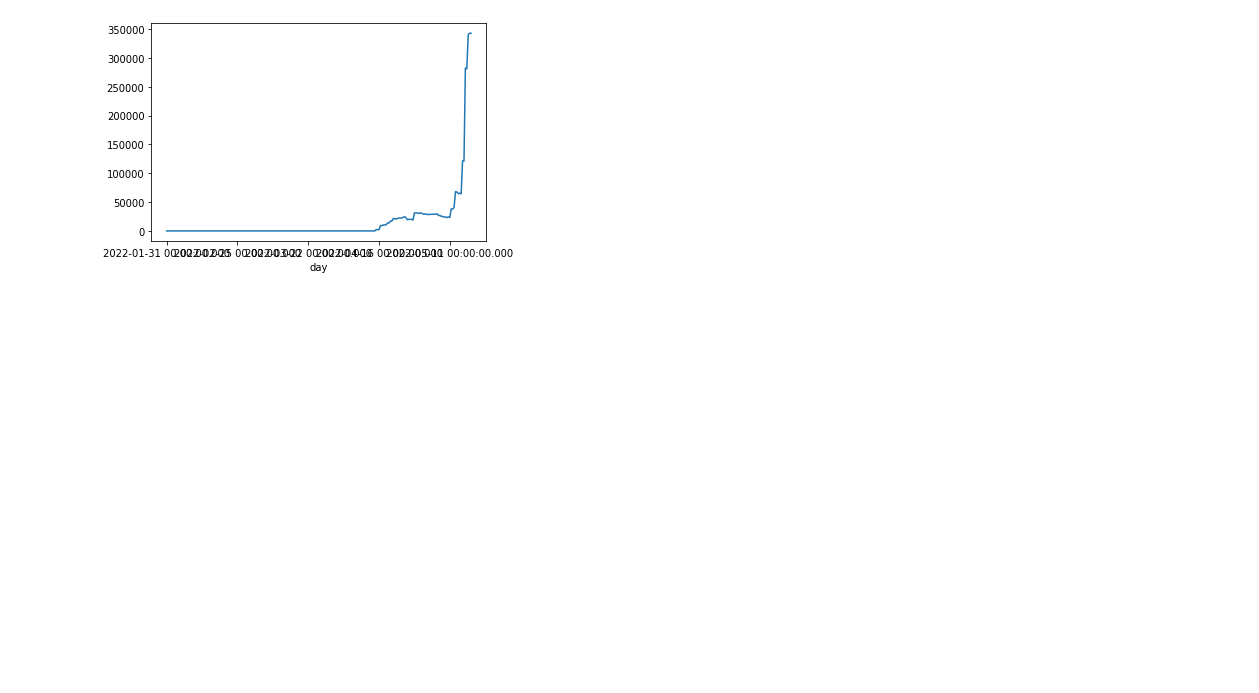
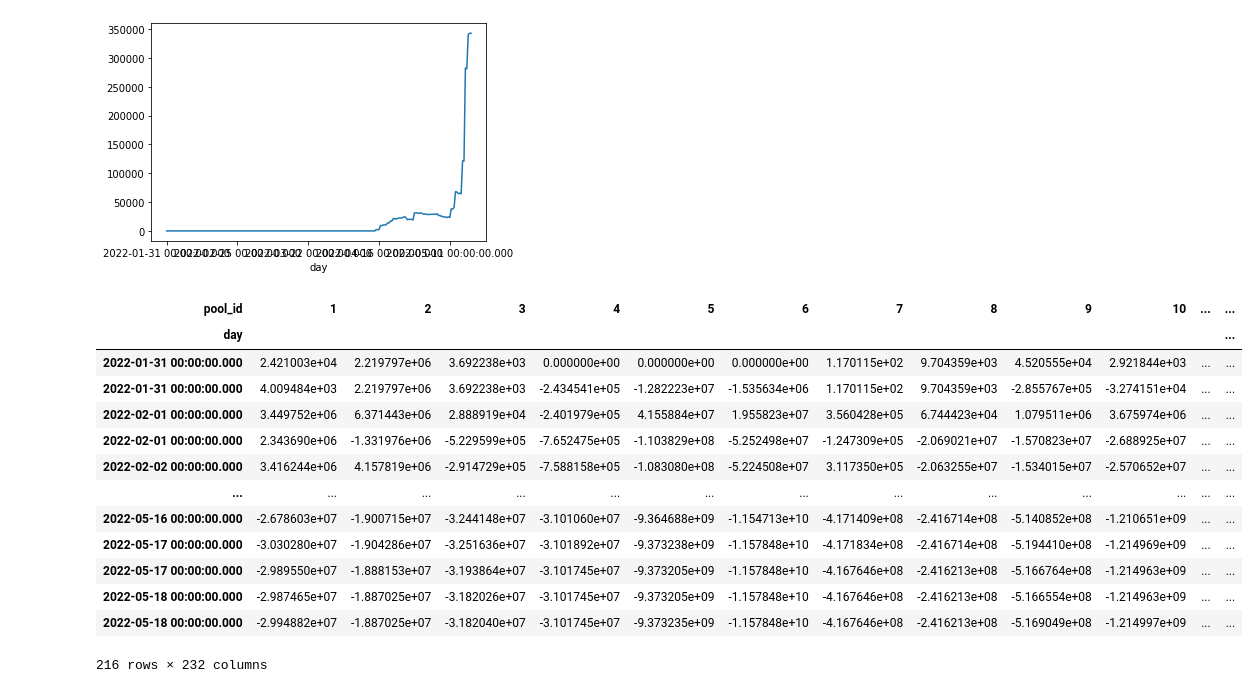
Before and after one commit to IncioMan/osmosis-pools-dashboard, a Jupyter notebook: notebooks/osmo-pools.ipynb, the cells around one changed output. Drawn from its saved outputs; the diff is of its cells as text; code cells hidden in the pictures; blank space fills up the shorter version.

```diff
--- a/notebooks/osmo-pools.ipynb
+++ b/notebooks/osmo-pools.ipynb
@@ -112,3 +127,20 @@ delta_cumsum[678].plot(kind='line')
 # %% [output]
 <AxesSubplot:xlabel='day'>
 [figure]
+# %%
+delta_cumsum
+# %% [output]
+| pool_id | 1 | 2 | 3 | 4 | 5 | 6 | 7 | 8 | 9 | 10 | ... | ... |
+| day |  |  |  |  |  |  |  |  |  |  |  | ... |
+| 2022-01-31 00:00:00.000 | 2.421003e+04 | 2.219797e+06 | 3.692238e+03 | 0.000000e+00 | 0.000000e+00 | 0.000000e+00 | 1.170115e+02 | 9.704359e+03 | 4.520555e+04 | 2.921844e+03 | ... | ... |
+| 2022-01-31 00:00:00.000 | 4.009484e+03 | 2.219797e+06 | 3.692238e+03 | -2.434541e+05 | -1.282223e+07 | -1.535634e+06 | 1.170115e+02 | 9.704359e+03 | -2.855767e+05 | -3.274151e+04 | ... | ... |
+| 2022-02-01 00:00:00.000 | 3.449752e+06 | 6.371443e+06 | 2.888919e+04 | -2.401979e+05 | 4.155884e+07 | 1.955823e+07 | 3.560428e+05 | 6.744423e+04 | 1.079511e+06 | 3.675974e+06 | ... | ... |
+| 2022-02-01 00:00:00.000 | 2.343690e+06 | -1.331976e+06 | -5.229599e+05 | -7.652475e+05 | -1.103829e+08 | -5.252498e+07 | -1.247309e+05 | -2.069021e+07 | -1.570823e+07 | -2.688925e+07 | ... | ... |
+| 2022-02-02 00:00:00.000 | 3.416244e+06 | 4.157819e+06 | -2.914729e+05 | -7.588158e+05 | -1.083080e+08 | -5.224508e+07 | 3.117350e+05 | -2.063255e+07 | -1.534015e+07 | -2.570652e+07 | ... | ... |
+| ... | ... | ... | ... | ... | ... | ... | ... | ... | ... | ... | ... | ... |
+| 2022-05-16 00:00:00.000 | -2.678603e+07 | -1.900715e+07 | -3.244148e+07 | -3.101060e+07 | -9.364688e+09 | -1.154713e+10 | -4.171409e+08 | -2.416714e+08 | -5.140852e+08 | -1.210651e+09 | ... | ... |
+| 2022-05-17 00:00:00.000 | -3.030280e+07 | -1.904286e+07 | -3.251636e+07 | -3.101892e+07 | -9.373238e+09 | -1.157848e+10 | -4.171834e+08 | -2.416714e+08 | -5.194410e+08 | -1.214969e+09 | ... | ... |
+| 2022-05-17 00:00:00.000 | -2.989550e+07 | -1.888153e+07 | -3.193864e+07 | -3.101745e+07 | -9.373205e+09 | -1.157848e+10 | -4.167646e+08 | -2.416213e+08 | -5.166764e+08 | -1.214963e+09 | ... | ... |
+| 2022-05-18 00:00:00.000 | -2.987465e+07 | -1.887025e+07 | -3.182026e+07 | -3.101745e+07 | -9.373205e+09 | -1.157848e+10 | -4.167646e+08 | -2.416213e+08 | -5.166554e+08 | -1.214963e+09 | ... | ... |
+| 2022-05-18 00:00:00.000 | -2.994882e+07 | -1.887025e+07 | -3.182040e+07 | -3.101745e+07 | -9.373235e+09 | -1.157848e+10 | -4.167646e+08 | -2.416213e+08 | -5.169049e+08 | -1.214997e+09 | ... | ... |
+216 rows × 232 columns
```
Also changed, not shown: parts of 1 cell of this notebook, 6 other files.
